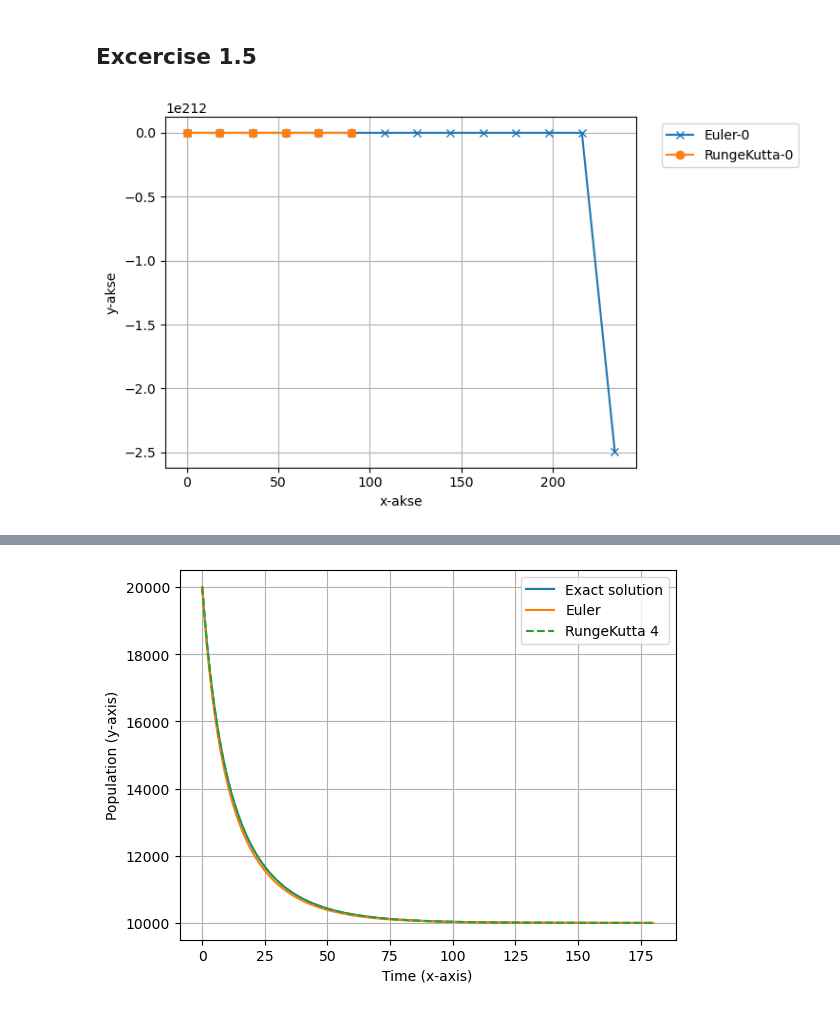
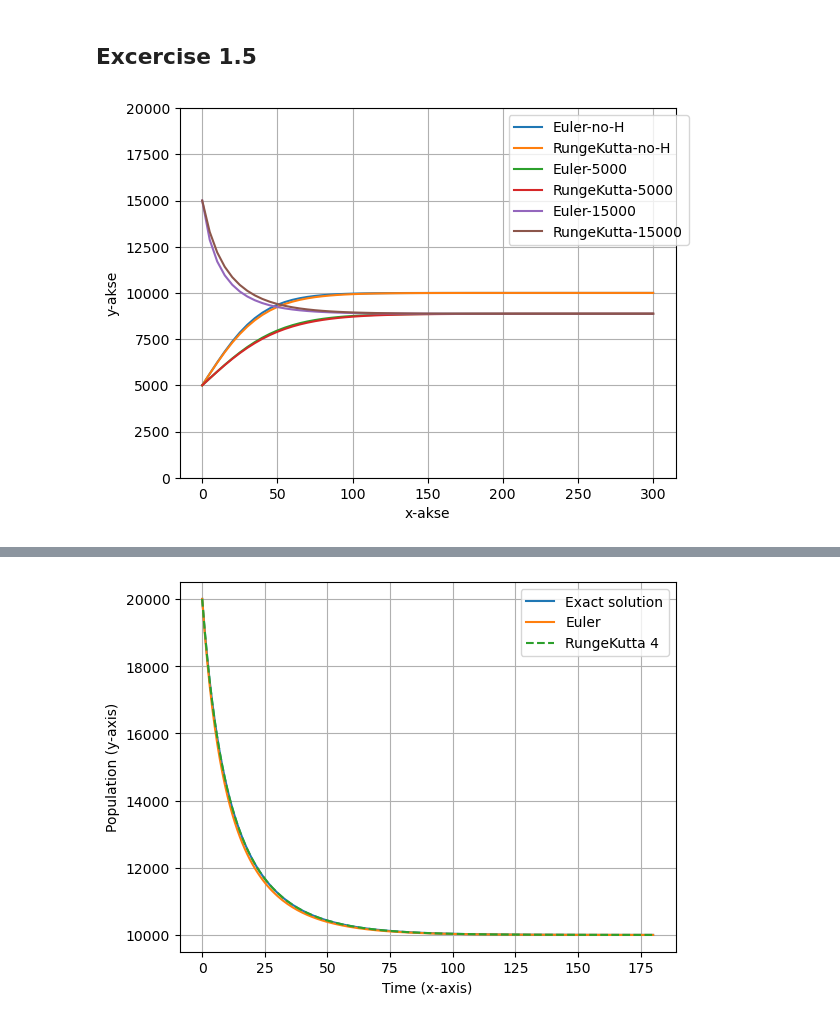
Before and after one commit to 267192/MOD300, a Jupyter notebook: Project 2.ipynb, the cells around one changed output, grey strips where cells are left out. Drawn from its saved outputs; the diff is of its cells as text; code cells hidden in the pictures.

```diff
--- a/Project 2.ipynb
+++ b/Project 2.ipynb
@@ -205,64 +205,41 @@ import math
 def main():
     x=0.0  # Start of integration
     xStop=25*12  # End of integration
-    y=np.array([0])  #Initial conditions
-    y1 = np.array([1])
-    y2 = np.array([2000])
-    y3 = np.array([10000])
-    y4 = np.array([15000])
-    h1=18  # Step size
+    y=np.array([5000])  #Initial conditions
+    y1 = np.array([15000])
+    # y2 = np.array([2000])
+    # y3 = np.array([10000])
+    # y4 = np.array([15000])
+    h1=5  # Step size
     # h2=12
     # h3 = 6
     # h4 = 1
     X1,Y1=integrate_euler(F,x,y,xStop,h1)
     X2,Y2=integrate_rungk4(F,x,y,xStop,h1)
-    X3,Y3=integrate_euler(F,x,y1,xStop,h1)
-    X4,Y4=integrate_rungk4(F,x,y1,xStop,h1)
-    X5,Y5=integrate_euler(F,x,y2,xStop,h1)
-    X6,Y6=integrate_rungk4(F,x,y2,xStop,h1)
-    X7,Y7=integrate_euler(F,x,y3,xStop,h1)
-    X8,Y8=integrate_rungk4(F,x,y3,xStop,h1)
-    X9,Y9=integrate_euler(F,x,y4,xStop,h1)
-    X10,Y10=integrate_rungk4(F,x,y4,xStop,h1)
+    X3,Y3=integrate_euler(F2,x,y,xStop,h1)
+    X4,Y4=integrate_rungk4(F2,x,y,xStop,h1)
+    X5,Y5=integrate_euler(F2,x,y1,xStop,h1)
+    X6,Y6=integrate_rungk4(F2,x,y1,xStop,h1)
+    # X7,Y7=integrate_euler(F,x,y3,xStop,h1)
+    # X8,Y8=integrate_rungk4(F,x,y3,xStop,h1)
+    # X9,Y9=integrate_euler(F,x,y4,xStop,h1)
+    # X10,Y10=integrate_rungk4(F,x,y4,xStop,h1)
     #YEx = 100*X2-5*X2*X2+990*(np.exp(-0.1*X2)-1)
 
 
 
-    #Exact solution
-    timestep = 1 #Use month as timeunit
 
-    starttime = 0
-    endtime = 12*25 #Number of months that shall be simulated
 
-    k = 10000 #kg
-    r = 0.6/12 #Per month
 
-    N0 = 20000 #inital biomass in kg
-
-    T1 = []
-    YExact = []
-
-    t =starttime
-    y = N0
-
-    YExact.append(y)
-    T1.append(t)
-
-    while (t<endtime):
-        t = t+timestep
-
-        y=N0*k/(N0+(k-N0)*math.exp(-r*t)) #exact solution
-        T1.append(t)
-        YExact.append(y)
 
     #plt.plot(T1,YExact)
-    plt.plot(X1,Y1[:,0],'-x',X2,Y2[:,0],'o-') #Euler and RungeKutta
-    # plt.plot(X3,Y3[:,0],'-x',X4,Y4[:,0],'o-')
-    # plt.plot(X5,Y5[:,0],'-x',X6,Y6[:,0],'o-')
+    plt.plot(X1,Y1[:,0],'-',X2,Y2[:,0],'-') #Euler and RungeKutta
+    plt.plot(X3,Y3[:,0],'-',X4,Y4[:,0],'-')
+    plt.plot(X5,Y5[:,0],'-',X6,Y6[:,0],'-')
     # plt.plot(X7,Y7[:,0],'-x',X8,Y8[:,0],'o-')
     # plt.plot(X9,Y9[:,0],'-x',X10,Y10[:,0],'o-')
-    plt.legend(['Euler-0','RungeKutta-0'],bbox_to_anchor=(1.04, 1))
-
+    plt.legend(['Euler-no-H','RungeKutta-no-H','Euler-5000','RungeKutta-5000','Euler-15000','RungeKutta-15000'],bbox_to_anchor=(1.04, 1))
+    plt.ylim(ymin=0,ymax= 20000)
     plt.grid(True)
     plt.xlabel('x-akse')
     plt.ylabel('y-akse')
@@ -292,32 +269,43 @@ def integrate_rungk4(F,x,y,xStop,h):
     while x<xStop:
         h=min(h,xStop-x)
         y=y + run_kut4(F,x,y,h)
+
+
         x=x+h
         X.append(x)
         Y.append(y)
     return np.array(X),np.array(Y)
 
 #Rungekutta
 def run_kut4(F,x,y,h):
   #  4th order Runge Kutta Method
     K0=h*F(x,y)
     K1=h*F(x+0.5*h,y+0.5*K0)
     K2=h*F(x+0.5*h,y+0.5*K1)
     K3=h*F(x+h,y+K2)
 
     return (K0+2*K1+2*K2+K3)/6.0
 
 
 
-def F(x,y):
+def F2(x,y):
     # User specified function that depends on the problem
     K = 10000
     r = 0.6/12
     H = 50
     F=np.zeros(1)
+    if y[0] < 0:
+        y[0] = 0
     F[0] = (r*(1-y[0]/K)*y[0] ) - H
+    return F
+def F(x,y):
+    # User specified function that depends on the problem
+    K = 10000
+    r = 0.6/12
+    F=np.zeros(1)
+    F[0] = r*(1-y[0]/K)*y[0]
     return F
 
 main()
 # %% [output]
-[figure, old version]
+[figure, new version]
```
Also changed, not shown: parts of 4 cells of this notebook.
